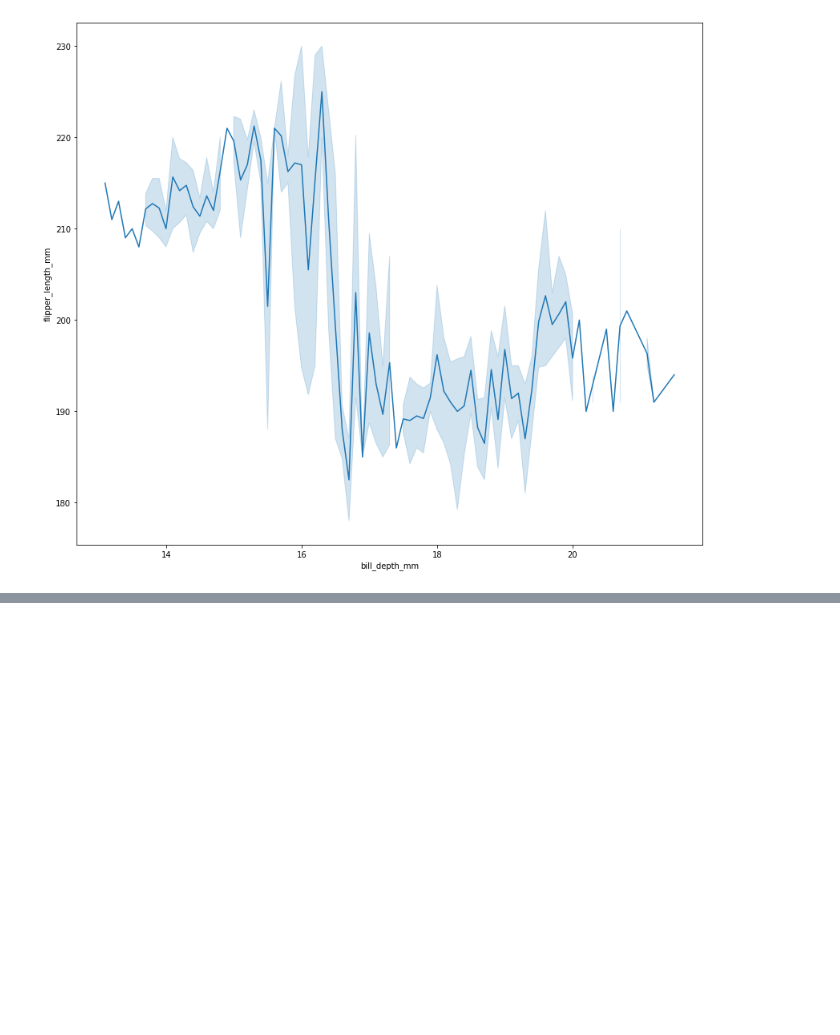
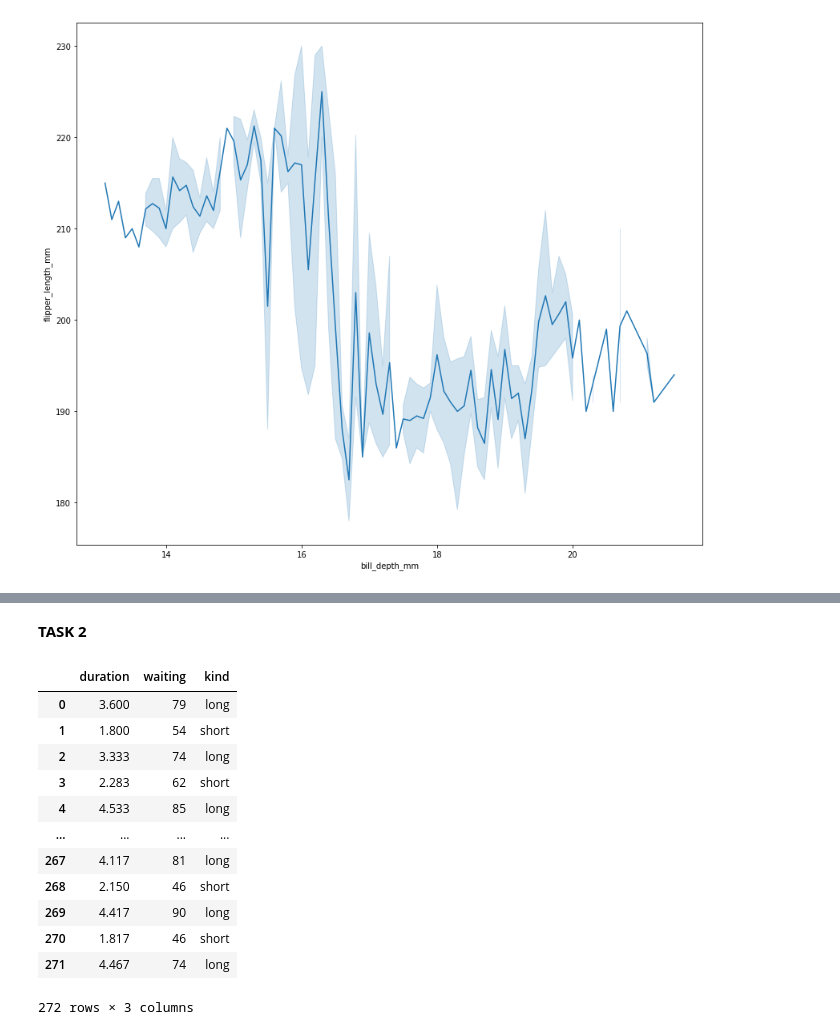
Before and after one commit to mKozik7/Data_Analytics, a Jupyter notebook: task1.ipynb, the cells around one changed output, grey strips where cells are left out. Cells and saved outputs as stored; diff of their text form; code cells hidden in the pictures; blank space fills up the shorter version.

```diff
--- a/task1.ipynb
+++ b/task1.ipynb
@@ -41,0 +66,2 @@ Text(0.5, 1.0, '')
+# %% [markdown]
+**TASK 2**
@@ -41,0 +70,16 @@ Text(0.5, 1.0, '')
+# %%
+geyser
+# %% [output]
+|  | duration | waiting | kind |
+| 0 | 3.600 | 79 | long |
+| 1 | 1.800 | 54 | short |
+| 2 | 3.333 | 74 | long |
+| 3 | 2.283 | 62 | short |
+| 4 | 4.533 | 85 | long |
+| ... | ... | ... | ... |
+| 267 | 4.117 | 81 | long |
+| 268 | 2.150 | 46 | short |
+| 269 | 4.417 | 90 | long |
+| 270 | 1.817 | 46 | short |
+| 271 | 4.467 | 74 | long |
+272 rows × 3 columns
```
Also changed, not shown: parts of 18 cells of this notebook.
